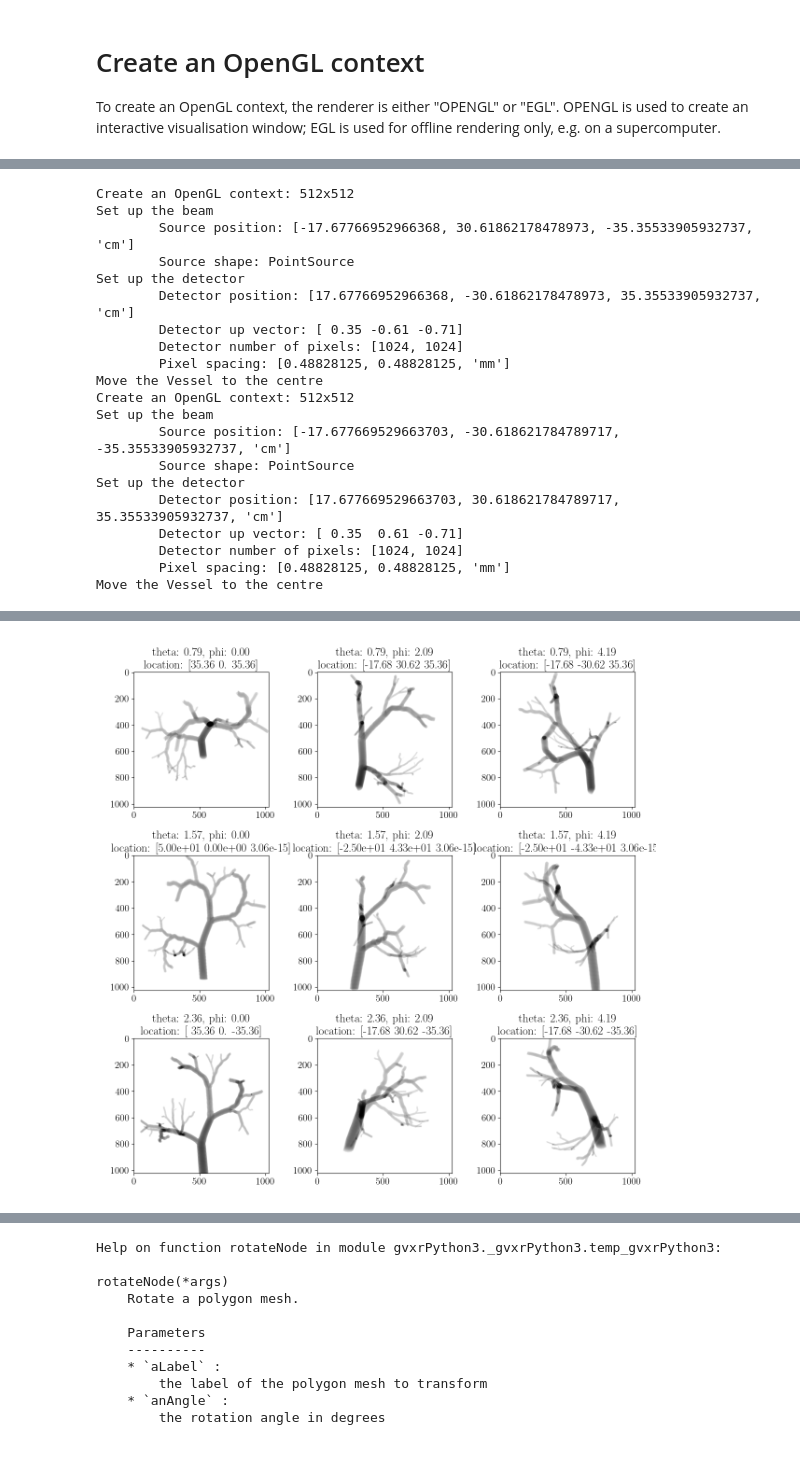
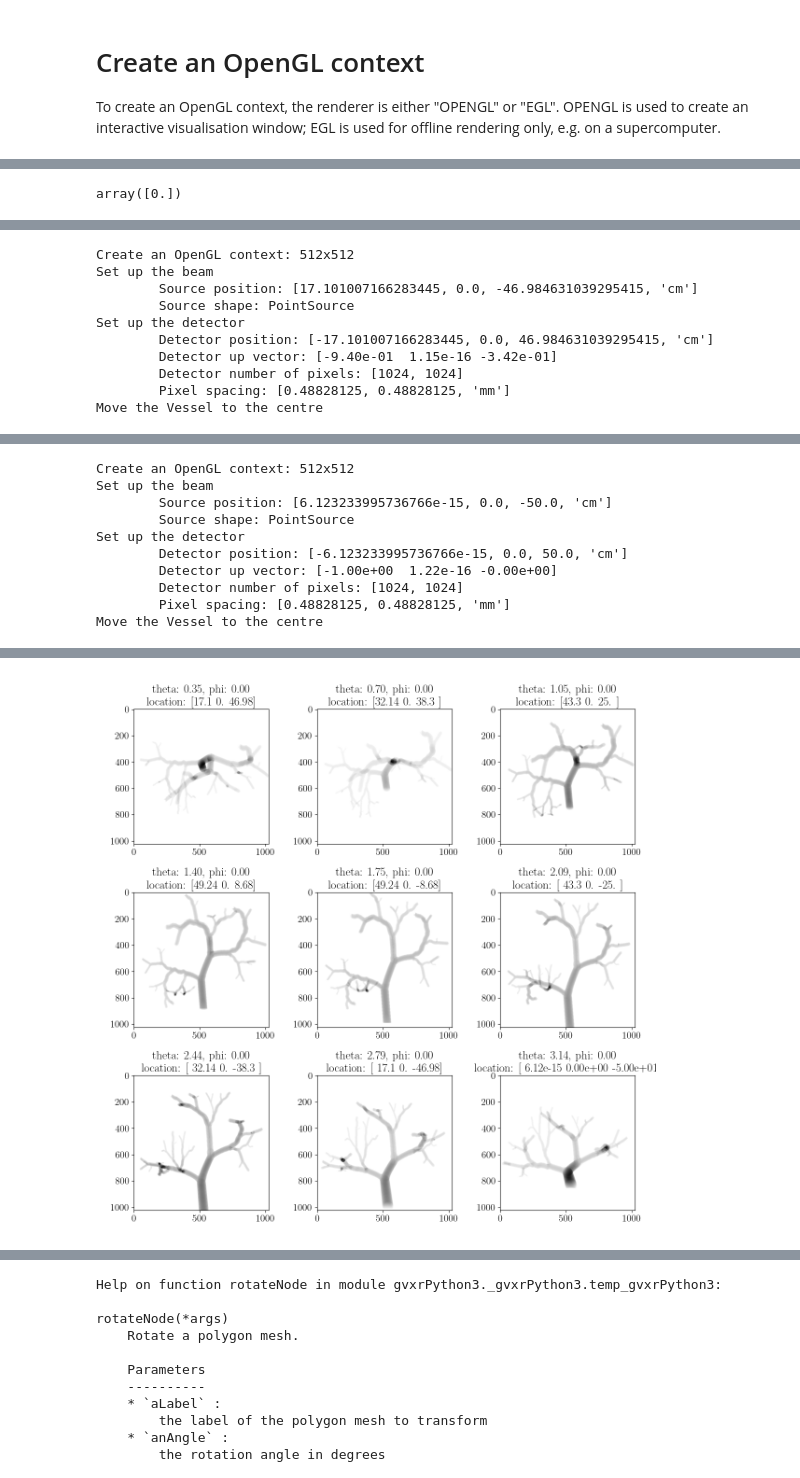
Before and after one commit to Junang-Wang/synthetic-ddsa, a Jupyter notebook: gVirtualXRay/Vessel_XRay/Vessel_Xray_json.ipynb, the cells around one changed output, grey strips where cells are left out. Drawn from its saved outputs; the diff is of its cells as text; code cells hidden in the pictures; blank space fills up the shorter version.

```diff
--- a/gVirtualXRay/Vessel_XRay/Vessel_Xray_json.ipynb
+++ b/gVirtualXRay/Vessel_XRay/Vessel_Xray_json.ipynb
@@ -31,25 +62,3 @@ We added `import json2gvxr` to the list of modules.
 
 To create an OpenGL context, the renderer is either "OPENGL" or "EGL".
 OPENGL is used to create an interactive visualisation window; EGL is used for offline rendering only, e.g. on a supercomputer.
-# %%
-%matplotlib widget
-import matplotlib.pyplot as plt
-import numpy as np
-plt.rcParams["figure.figsize"] = [7.00, 3.50]
-plt.rcParams["figure.autolayout"] = True
-fig = plt.figure()
-ax = fig.add_subplot(projection='3d')
-r = 50
-
-phi_n = 3
-theta_n = 3
-phi = np.linspace(0, 2*np.pi, phi_n, endpoint=False)
-theta = np.linspace(np.pi/(theta_n+1), np.pi, theta_n, endpoint=False)
-# theta = np.pi/(theta_n+1) * np.ones(theta_n)
-u, v = np.meshgrid(phi, theta)
-x = r*np.cos(u) * np.sin(v)
-y = r*np.sin(u) * np.sin(v)
-z = r*np.cos(v)
-# ax.plot_surface(x, y, z, cmap=plt.cm.YlGnBu_r)
-ax.scatter(x,y,z)
-plt.show()
@@ -58,3 +69,7 @@ plt.show()
+# %%
+phi
+# %% [output]
+array([0.])
 # %%
 # Load the json5 file
 fname = 'configuration-03.json'
@@ -62,7 +77,10 @@ with open(fname) as f:
     params = json5.load(f)
 
 
-fig, ax = plt.subplots(phi_n, theta_n, figsize=(12,12))
+# fig, ax = plt.subplots(phi_n, theta_n, figsize=(12,12))
+
+# for phi_n = 1, theta_n=9
+fig, ax = plt.subplots(3, 3, figsize=(12,12))
 
 # fig1, ax1 = plt.subplots(phi_n, theta_n, figsize=(12,12))
 # fig1.suptitle("Screenshot of the X-ray simulation environment")
@@ -75,17 +93,21 @@ for i in range(theta_n):
         source_position = np.array([x[i,j], y[i,j],z[i,j]])
         save_path = "output_data/raw_xray_image-"+ str(k).zfill(2) +".tiff"
         x_ray_image=simulate_Xray(params, source_position, lookAt, save_path)
-        ax[i,j].imshow(x_ray_image, cmap='gray')
-        ax[i,j].set_title(f'theta: {theta[i]:.2f}, phi: {phi[j]:.2f} \n location: {source_position} ')
+        # ax[i,j].imshow(x_ray_image, cmap='gray')
+        # ax[i,j].set_title(f'theta: {theta[i]:.2f}, phi: {phi[j]:.2f} \n location: {source_position} ')
+        plot = ax[i//3,i%3].imshow(x_ray_image, cmap='gray',norm=LogNorm(vmin=x_ray_image.min(), vmax=x_ray_image.max()))
+        ax[i//3,i%3].set_title(f'theta: {theta[i]:.2f}, phi: {phi[j]:.2f} \n location: {source_position} ')
+
         k+= 1
 
-        if i==1 and j==1:
-            gvxr.displayScene()
-            gvxr.renderLoop()
-            # screenshot = gvxr.takeScreenshot()
-            gvxr.destroyAllWindows()
+        # if i==1 and j==1:
+        #     gvxr.displayScene()
+        #     gvxr.renderLoop()
+        #     # screenshot = gvxr.takeScreenshot()
+        #     gvxr.destroyAllWindows()
 
         # ax1[i,j].imshow(screenshot)
+    # fig.colorbar(ax[0,0])
 # %% [output]
 Create an OpenGL context: 512x512
 Set up the beam
@@ -233,20 +239,10 @@ Thu Apr 25 15:30:06 2024 ---- file_name:        /home/rslsync/Qubot/Codes/synthe
 Create an OpenGL context: 512x512
 Set up the beam
-        Source position: [-17.67766952966368, 30.61862178478973, -35.35533905932737, 'cm']
+        Source position: [17.101007166283445, 0.0, -46.984631039295415, 'cm']
         Source shape: PointSource
 Set up the detector
-        Detector position: [17.67766952966368, -30.61862178478973, 35.35533905932737, 'cm']
-        Detector up vector: [ 0.35 -0.61 -0.71]
+        Detector position: [-17.101007166283445, 0.0, 46.984631039295415, 'cm']
+        Detector up vector: [-9.40e-01  1.15e-16 -3.42e-01]
         Detector number of pixels: [1024, 1024]
         Pixel spacing: [0.48828125, 0.48828125, 'mm']
 Move the Vessel to the centre
-Create an OpenGL context: 512x512
-Set up the beam
-        Source position: [-17.677669529663703, -30.618621784789717, -35.35533905932737, 'cm']
-        Source shape: PointSource
-Set up the detector
-        Detector position: [17.677669529663703, 30.618621784789717, 35.35533905932737, 'cm']
-        Detector up vector: [ 0.35  0.61 -0.71]
-        Detector number of pixels: [1024, 1024]
-        Pixel spacing: [0.48828125, 0.48828125, 'mm']
-Move the Vessel to the centre
@@ -263,0 +260,10 @@ Thu Apr 25 15:30:06 2024 ---- file_name:        /home/rslsync/Qubot/Codes/synthe
+Create an OpenGL context: 512x512
+Set up the beam
+        Source position: [6.123233995736766e-15, 0.0, -50.0, 'cm']
+        Source shape: PointSource
+Set up the detector
+        Detector position: [-6.123233995736766e-15, 0.0, 50.0, 'cm']
+        Detector up vector: [-1.00e+00  1.22e-16 -0.00e+00]
+        Detector number of pixels: [1024, 1024]
+        Pixel spacing: [0.48828125, 0.48828125, 'mm']
+Move the Vessel to the centre
@@ -264 +281 @@ Thu Apr 25 15:30:06 2024 ---- file_name:        /home/rslsync/Qubot/Codes/synthe
-[figure, old version]
+[figure, new version]
```
Also changed, not shown: parts of 7 cells of this notebook, 40 other files.
